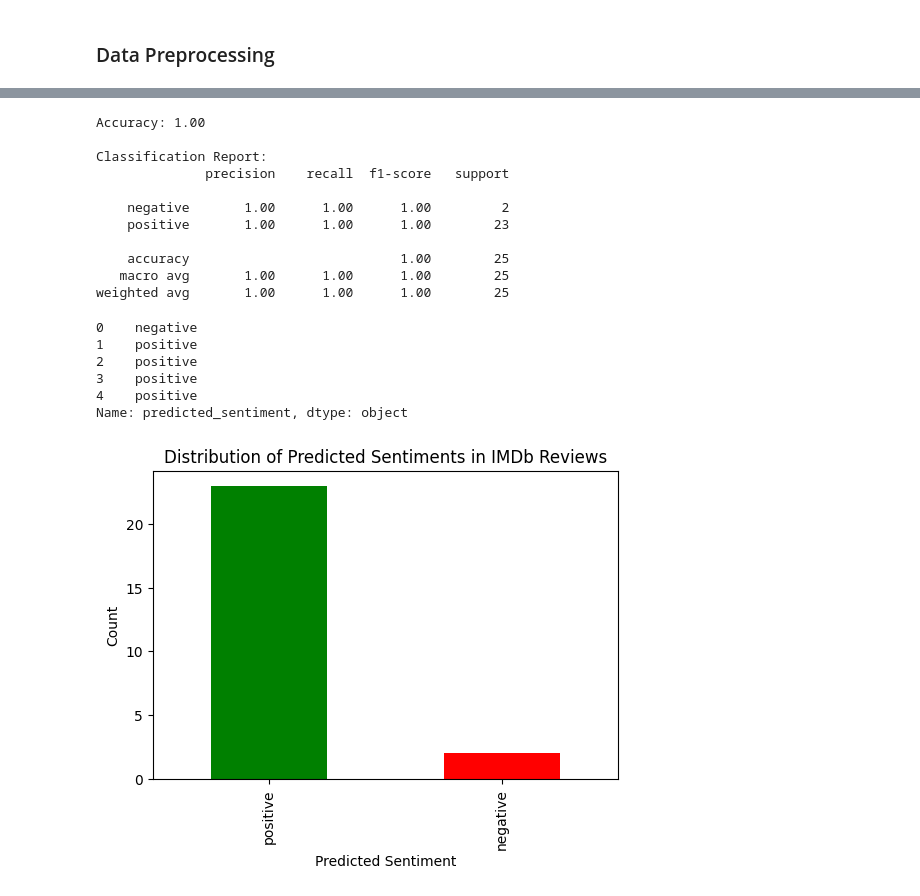
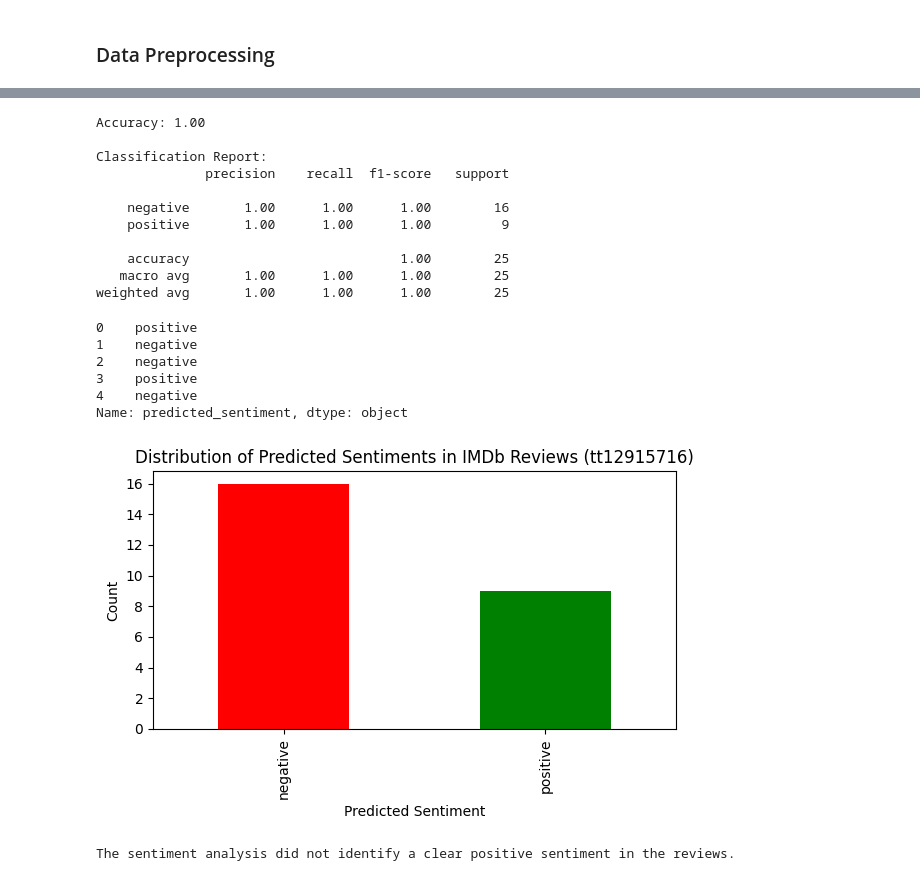
Before and after one commit to Rahul-Sahani04/MovieReviewSentimentAnalysis, a Jupyter notebook: MovieReview.ipynb, the cells around one changed output, grey strips where cells are left out. Saved outputs shown, nothing was run; the diff lists cells and outputs as text; code cells hidden in the pictures.

```diff
--- a/MovieReview.ipynb
+++ b/MovieReview.ipynb
@@ -18,11 +20,12 @@ from sklearn.naive_bayes import MultinomialNB
 # %%
 # Function to scrape IMDb movie reviews
+
 def scrape_imdb_reviews(movie_url):
     response = requests.get(movie_url)
     soup = BeautifulSoup(response.text, 'html.parser')
 
     # Extracting review text
-    reviews = [{'text': review_div.get_text(strip=True)} for review_div in soup.find_all('div', class_='text show-more__control')]
+    reviews = [{'text': review_div.get_text(strip=True)} for review_div in soup.find_all('a', class_='title')]
 
     return reviews
 # %%
@@ -105,8 +108,8 @@ Accuracy: 1.00
 Classification Report:
               precision    recall  f1-score   support
 
-    negative       1.00      1.00      1.00         2
-    positive       1.00      1.00      1.00        23
+    negative       1.00      1.00      1.00        16
+    positive       1.00      1.00      1.00         9
 
     accuracy                           1.00        25
    macro avg       1.00      1.00      1.00        25
@@ -114,19 +117,26 @@ weighted avg       1.00      1.00      1.00        25
 # %%
 df['predicted_sentiment'].head()
 # %% [output]
-0    negative
-1    positive
-2    positive
+0    positive
+1    negative
+2    negative
 3    positive
-4    positive
+4    negative
 Name: predicted_sentiment, dtype: object
 # %%
+save_path = "results"
+colors = ["green" if col.lower() == "positive" else "red" for col in df["predicted_sentiment"].value_counts().index]
+
 # Visualize the distribution of predicted sentiments
 plt.figure(figsize=(6, 4))
-df['predicted_sentiment'].value_counts().plot(kind='bar', color=['green', 'red'])
-plt.title('Distribution of Predicted Sentiments in IMDb Reviews')
+df['predicted_sentiment'].value_counts().plot(kind='bar', color=colors)
+plt.title(f'Distribution of Predicted Sentiments in IMDb Reviews ({IMDB_Code})')
 plt.xlabel('Predicted Sentiment')
 plt.ylabel('Count')
+plt.tight_layout()
+# Save the plot to a file
+plt.savefig(os.path.join(save_path, f"sentiment_distribution_for_{IMDB_Code}.png"))
+
 plt.show()
 # %% [output]
-[figure, old version]
+[figure, new version]
@@ -132,0 +145,10 @@ plt.show()
+# %%
+# Display a message indicating positive sentiment
+more_counts = df['predicted_sentiment'].value_counts().index
+
+if "positive" == more_counts[0]:
+    print("The movie has positive reviews! You should consider watching it.")
+else:
+    print("The sentiment analysis did not identify a clear positive sentiment in the reviews.")
+# %% [output]
+The sentiment analysis did not identify a clear positive sentiment in the reviews.
```
Also changed, not shown: parts of 4 cells of this notebook, 13 other files.
